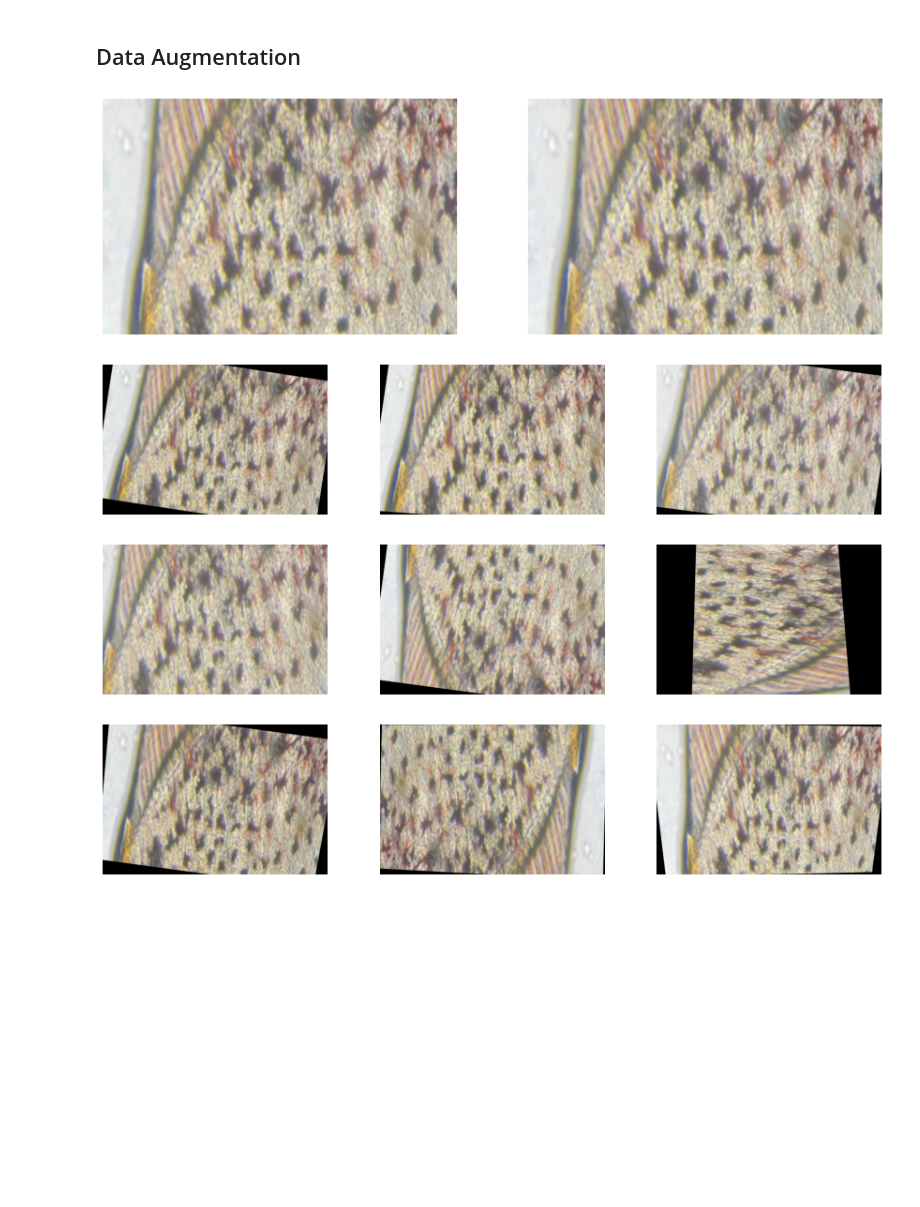
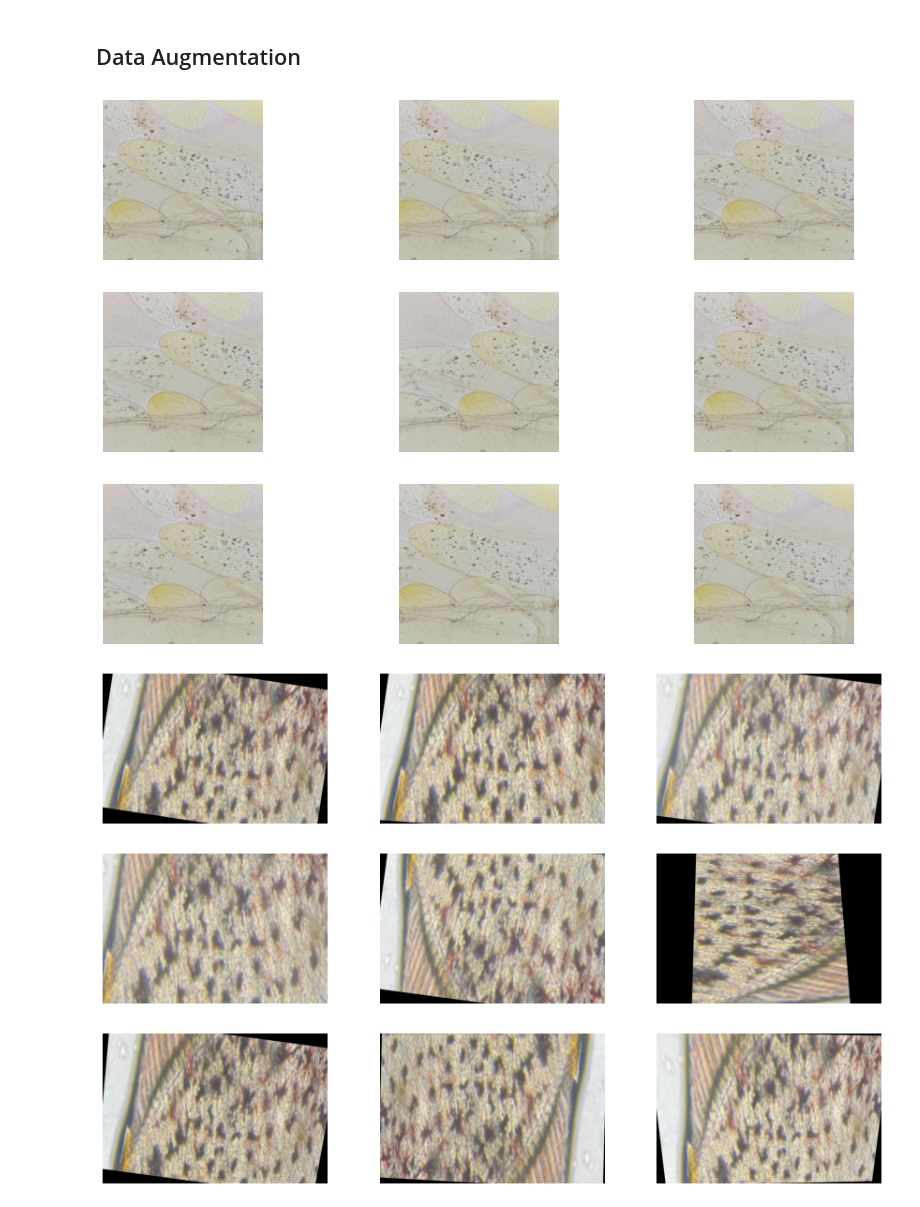
Before and after one commit to gabrielfreire08/ATSIA, a Jupyter notebook: atsia.ipynb, the cells around one changed output. Cells and saved outputs as stored; diff of their text form; code cells hidden in the pictures; blank space fills up the shorter version.

```diff
--- a/atsia.ipynb
+++ b/atsia.ipynb
@@ -148,15 +149,15 @@ metadata_csv.sample(3)
 <a name='aug'></a>
 ## Data Augmentation
 # %%
-img = PILImage(PILImage.create("Captura2.PNG").resize((600,400)))
+img = PILImage(PILImage.create("TEST_IMAGE.png").resize((600,400)))
 timg = TensorImage(array(img)).permute(2,0,1).float()/255.
 def _batch_ex(bs): return TensorImage(timg[None].expand(bs, *timg.shape).clone())
 # %%
-_,axs = plt.subplots(1,2, figsize=(15,10))
+_,axs = plt.subplots(3,3, figsize=(15,10))
 for ax in axs.flatten():
-    show_image(RatioResize(1000)(img, split_idx=0), ctx=ax)
+    show_image(RandomResizedCrop(500, min_scale = 0.8, max_scale = 1)(img, split_idx=0), ctx=ax)
 # %% [output]
-[figure, old version]
+[figure, new version]
 # %%
 tfms = aug_transforms(mult=1.0,
                       do_flip=True,
```
Also changed, not shown: parts of 3 cells of this notebook, 1 other file.
